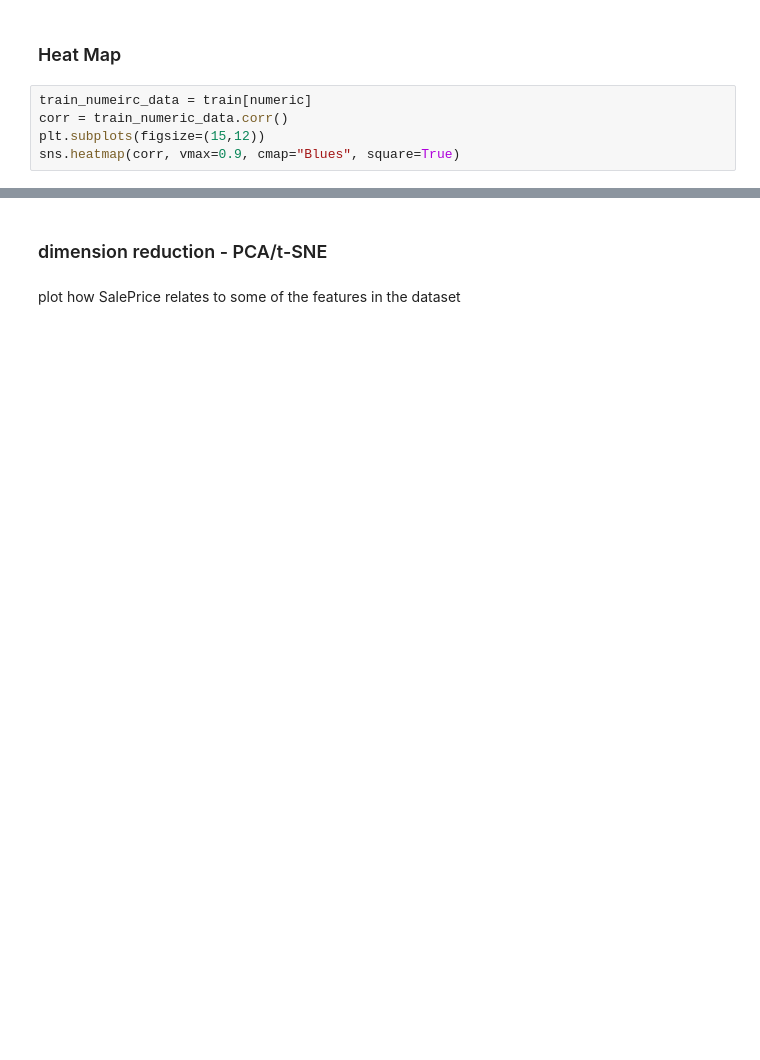
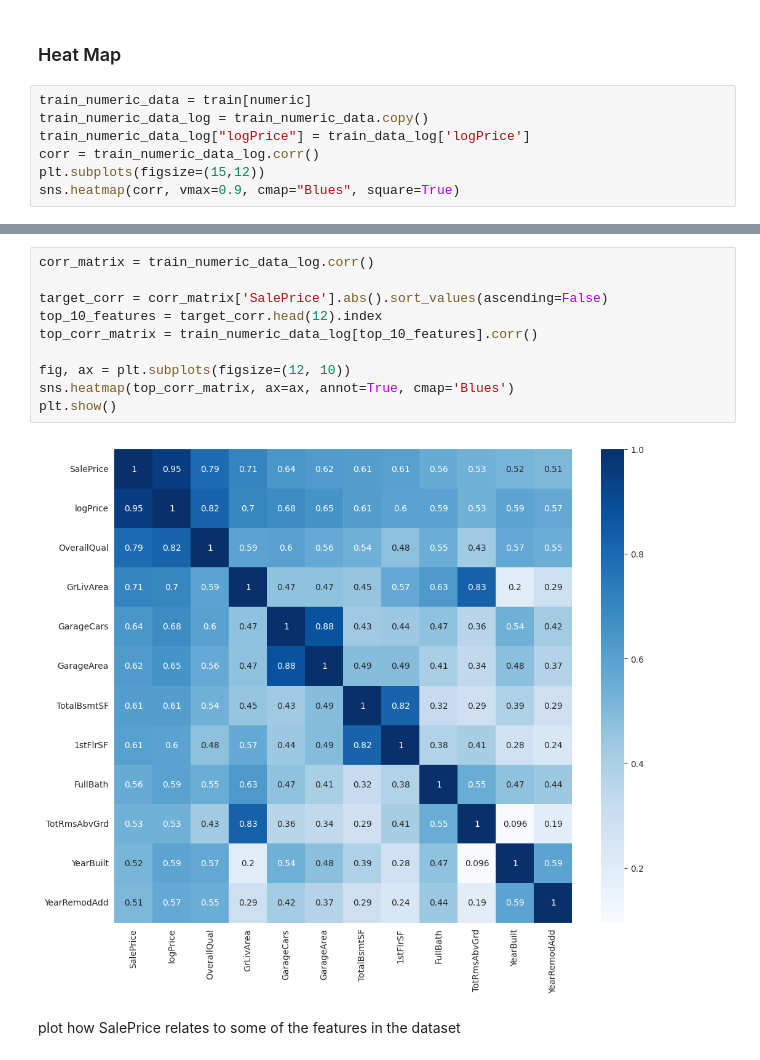
Before and after one commit to zoezhousy/Kaggle_House_Price_Prediction, a Jupyter notebook: notebook-team-x.ipynb, the cells around one changed output, grey strips where cells are left out. Cells and saved outputs as stored; diff of their text form; blank space fills up the shorter version.

```diff
--- a/notebook-team-x.ipynb
+++ b/notebook-team-x.ipynb
@@ -240,8 +251,10 @@ plt.show()
 # %% [markdown]
 ### Heat Map
 # %%
-train_numeirc_data = train[numeric]
-corr = train_numeric_data.corr()
+train_numeric_data = train[numeric]
+train_numeric_data_log = train_numeric_data.copy()
+train_numeric_data_log["logPrice"] = train_data_log['logPrice']
+corr = train_numeric_data_log.corr()
 plt.subplots(figsize=(15,12))
 sns.heatmap(corr, vmax=0.9, cmap="Blues", square=True)
 # %% [output]
@@ -250,5 +263,15 @@ sns.heatmap(corr, vmax=0.9, cmap="Blues", square=True)
-# %% [markdown]
-### dimension reduction - PCA/t-SNE
+# %%
+corr_matrix = train_numeric_data_log.corr()
+
+target_corr = corr_matrix['SalePrice'].abs().sort_values(ascending=False)
+top_10_features = target_corr.head(12).index
+top_corr_matrix = train_numeric_data_log[top_10_features].corr()
+
+fig, ax = plt.subplots(figsize=(12, 10))
+sns.heatmap(top_corr_matrix, ax=ax, annot=True, cmap='Blues')
+plt.show()
+# %% [output]
+[figure, added]
 # %% [markdown]
 plot how SalePrice relates to some of the features in the dataset
 # %%
```
Also changed, not shown: parts of 21 cells of this notebook.
